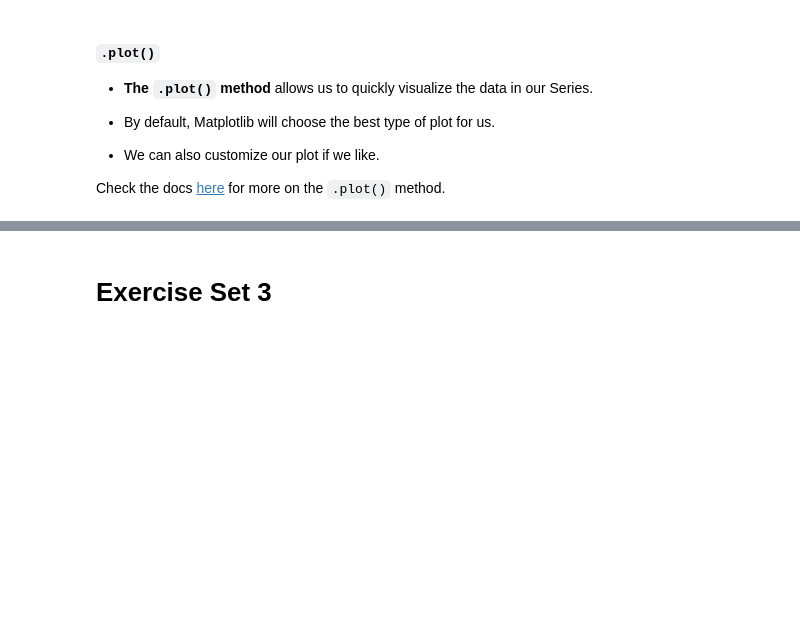
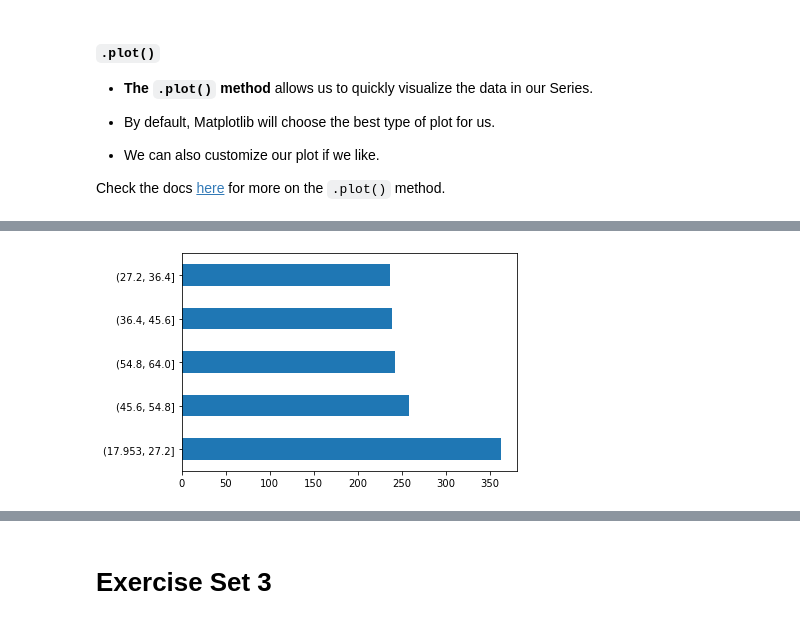
Before and after one commit to sophia-stewart/numpy-pandas-visualization-exercises, a Jupyter notebook: pandas_series_lesson.ipynb, the cells around one changed output, grey strips where cells are left out. Saved outputs shown, nothing was run; the diff lists cells and outputs as text; code cells hidden in the pictures; blank space fills up the shorter version.

```diff
--- a/pandas_series_lesson.ipynb
+++ b/pandas_series_lesson.ipynb
@@ -804,5 +1092,9 @@ Check the docs [here](https://pandas.pydata.org/pandas-docs/version/0.24.2/refer
 # %%
 # How can I make a quick plot of the data in the 'tip' Series? (horizontal bar plot using value_count(bins=5))
+
+ages.value_counts(bins = 5).plot.barh();
+# %% [output]
+[figure, added]
 # %%
 # I can clean up my plot and add labels.
 
```
Also changed, not shown: parts of 36 cells of this notebook.
